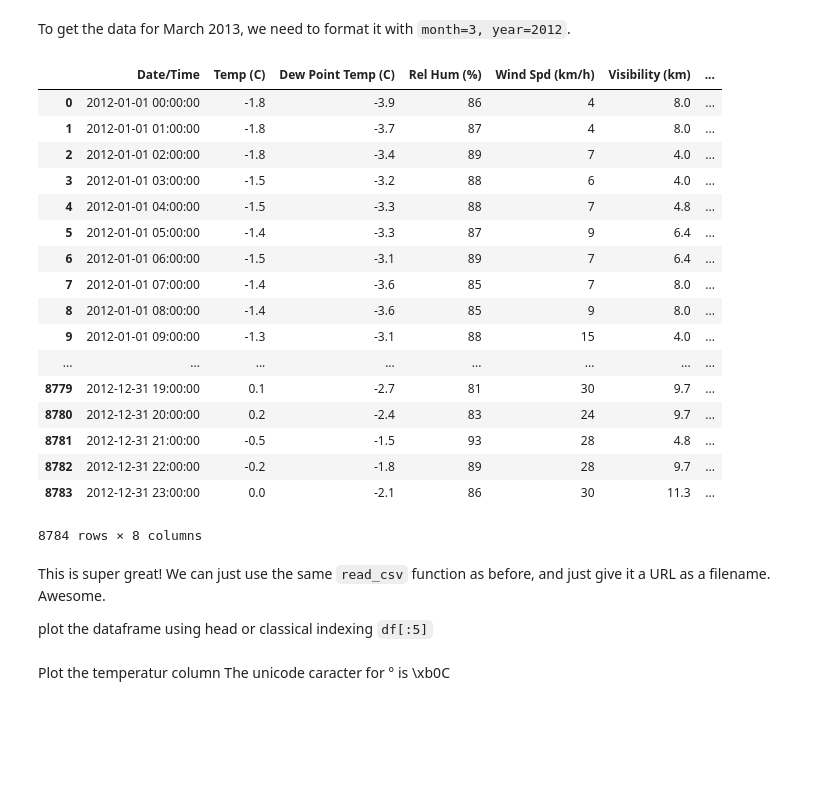
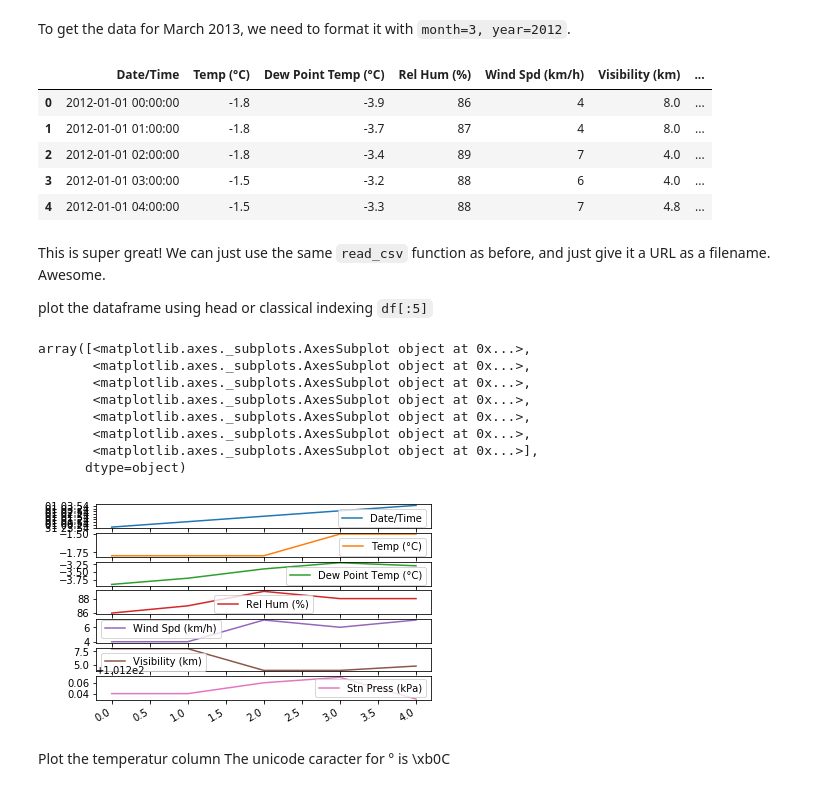
Before and after one commit to dikocy/document_GIT, a Jupyter notebook: Doc_python/pandas-cookbook/cookbook/Chapter 5 - Combining dataframes and scraping Canadian weather data.ipynb, the cells around one changed output. Drawn from its saved outputs; the diff is of its cells as text; code cells hidden in the pictures; blank space fills up the shorter version.

```diff
--- a/Doc_python/pandas-cookbook/cookbook/Chapter 5 - Combining dataframes and scraping Canadian weather data.ipynb
+++ b/Doc_python/pandas-cookbook/cookbook/Chapter 5 - Combining dataframes and scraping Canadian weather data.ipynb
@@ -33,32 +33,30 @@ url = url_template.format(month=3, year=2013)
 #weather_mar2012 = pd.read_csv(url, skiprows=19, index_col='Date/Time', parse_dates=True, encoding='latin1', header=True)
 # %%
-df = pd.read_csv('../data/weather_2012.csv', encoding='latin1', sep=',', parse_dates=['Date/Time'])
-df
+df = pd.read_csv('../data/weather_2012.csv', encoding='utf-8', sep=',', parse_dates=['Date/Time'])
+df.head()
 # %% [output]
-|  | Date/Time | Temp (C) | Dew Point Temp (C) | Rel Hum (%) | Wind Spd (km/h) | Visibility (km) | ... |
+|  | Date/Time | Temp (°C) | Dew Point Temp (°C) | Rel Hum (%) | Wind Spd (km/h) | Visibility (km) | ... |
 | 0 | 2012-01-01 00:00:00 | -1.8 | -3.9 | 86 | 4 | 8.0 | ... |
 | 1 | 2012-01-01 01:00:00 | -1.8 | -3.7 | 87 | 4 | 8.0 | ... |
 | 2 | 2012-01-01 02:00:00 | -1.8 | -3.4 | 89 | 7 | 4.0 | ... |
 | 3 | 2012-01-01 03:00:00 | -1.5 | -3.2 | 88 | 6 | 4.0 | ... |
 | 4 | 2012-01-01 04:00:00 | -1.5 | -3.3 | 88 | 7 | 4.8 | ... |
-| 5 | 2012-01-01 05:00:00 | -1.4 | -3.3 | 87 | 9 | 6.4 | ... |
-| 6 | 2012-01-01 06:00:00 | -1.5 | -3.1 | 89 | 7 | 6.4 | ... |
-| 7 | 2012-01-01 07:00:00 | -1.4 | -3.6 | 85 | 7 | 8.0 | ... |
-| 8 | 2012-01-01 08:00:00 | -1.4 | -3.6 | 85 | 9 | 8.0 | ... |
-| 9 | 2012-01-01 09:00:00 | -1.3 | -3.1 | 88 | 15 | 4.0 | ... |
-| ... | ... | ... | ... | ... | ... | ... | ... |
-| 8779 | 2012-12-31 19:00:00 | 0.1 | -2.7 | 81 | 30 | 9.7 | ... |
-| 8780 | 2012-12-31 20:00:00 | 0.2 | -2.4 | 83 | 24 | 9.7 | ... |
-| 8781 | 2012-12-31 21:00:00 | -0.5 | -1.5 | 93 | 28 | 4.8 | ... |
-| 8782 | 2012-12-31 22:00:00 | -0.2 | -1.8 | 89 | 28 | 9.7 | ... |
-| 8783 | 2012-12-31 23:00:00 | 0.0 | -2.1 | 86 | 30 | 11.3 | ... |
-8784 rows × 8 columns
 # %% [markdown]
 This is super great! We can just use the same `read_csv` function as before, and just give it a URL as a filename. Awesome.
 
 plot the dataframe using head or classical indexing `df[:5]`
 # %%
-#df[:5].plot(subplots = True)
+df[:5].plot(subplots = True)
+# %% [output]
+array([<matplotlib.axes._subplots.AxesSubplot object at 0x...>,
+       <matplotlib.axes._subplots.AxesSubplot object at 0x...>,
+       <matplotlib.axes._subplots.AxesSubplot object at 0x...>,
+       <matplotlib.axes._subplots.AxesSubplot object at 0x...>,
+       <matplotlib.axes._subplots.AxesSubplot object at 0x...>,
+       <matplotlib.axes._subplots.AxesSubplot object at 0x...>,
+       <matplotlib.axes._subplots.AxesSubplot object at 0x...>],
+      dtype=object)
+[figure, added]
 # %% [markdown]
 Plot the temperatur column The unicode caracter for ° is \xb0C
 # %%
```
Also changed, not shown: parts of 14 cells of this notebook, 6 other files.
